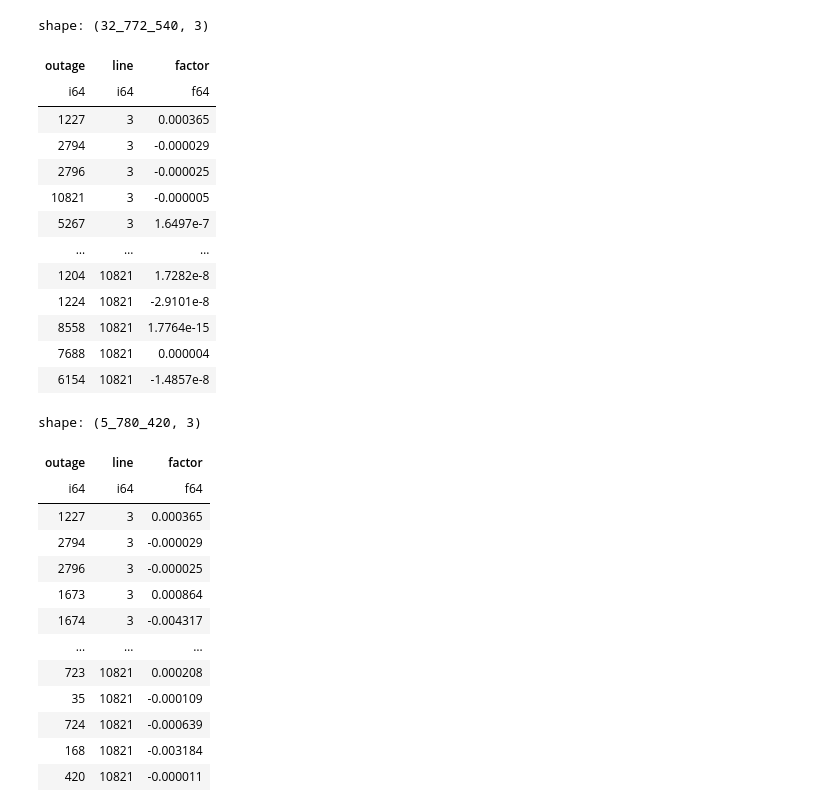
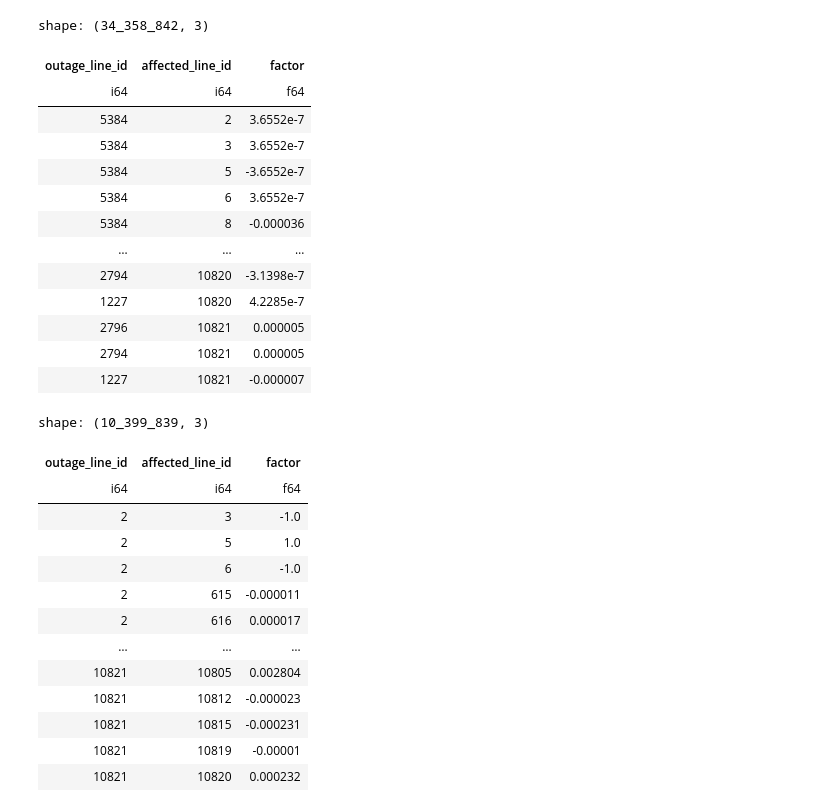
Before and after one commit to Bravos-Power/pyoframe, a Jupyter notebook: benchmarks/src/energy_planning/scripts/compute_branch_outage_dist_facts.ipynb, the cells around one changed output. Drawn from its saved outputs; the diff is of its cells as text; code cells hidden in the pictures.

```diff
--- a/benchmarks/src/energy_planning/scripts/compute_branch_outage_dist_facts.ipynb
+++ b/benchmarks/src/energy_planning/scripts/compute_branch_outage_dist_facts.ipynb
@@ -32,0 +34,4 @@ shape: (6_177, 3)
+# %%
+# Step 1: Remove leaf lines because we can't have be a contingency
+lines = lines.filter(~pl.col("is_leaf")).drop("is_leaf")
+lines
@@ -33,17 +53,18 @@ shape: (6_177, 3)
 # %%
+# Step 2: Compute the difference in PTDF for every from and to bus.
 bptdf = (
-    lines.rename({"line_id": "outage"})
+    lines.rename({"line_id": "outage_line_id"})
     .join(
         ptdf.rename({"injection": "from_bus", "factor": "injection"}),
         on="from_bus",
     )
     .join(
         ptdf.rename({"injection": "to_bus", "factor": "withdrawal"}),
-        on=["to_bus", "line"],
+        on=["to_bus", "line_id"],
     )
     .select(
-        "outage",
-        "line",
+        "outage_line_id",
+        "line_id",
         factor=pl.col("injection") - pl.col("withdrawal"),
     )
 )
@@ -66,5 +87,8 @@ shape: (39_264_791, 3)
 # %%
-diagonal_entries = bptdf.filter(pl.col("outage") == pl.col("line"))
-offdiagonal_entries = bptdf.filter(pl.col("outage") != pl.col("line"))
+# Step 3: Separate diagonal and off-diagonal entries
+diagonal_entries = bptdf.filter(pl.col("outage_line_id") == pl.col("line_id")).drop(
+    "line_id"
+)
+offdiagonal_entries = bptdf.filter(pl.col("outage_line_id") != pl.col("line_id"))
 diagonal_entries
 # %% [output]
@@ -89,48 +114,51 @@ if bridge_lines.height > 0:
         f"Grid is not well connected\n{diagonal_entries.filter(pl.col('factor') >= (1 - DF_CUTOFF))}"
     )
 # %%
+# Step 5: Normalize the factors to account for the flow on the line in outage itself
 bodf = (
     offdiagonal_entries.join(
-        diagonal_entries.select("outage", denominator=1 - pl.col("factor")),
-        on="outage",
+        diagonal_entries.select("outage_line_id", denominator=1 - pl.col("factor")),
+        on="outage_line_id",
     )
     .with_columns(pl.col("factor") / pl.col("denominator"))
     .drop("denominator")
+    .rename({"line_id": "affected_line_id"})
 )
 bodf
 # %% [output]
-shape: (32_772_540, 3)
+shape: (34_358_842, 3)
-| outage | line | factor |
+| outage_line_id | affected_line_id | factor |
 | i64 | i64 | f64 |
-| 1227 | 3 | 0.000365 |
-| 2794 | 3 | -0.000029 |
-| 2796 | 3 | -0.000025 |
-| 10821 | 3 | -0.000005 |
-| 5267 | 3 | 1.6497e-7 |
+| 5384 | 2 | 3.6552e-7 |
+| 5384 | 3 | 3.6552e-7 |
+| 5384 | 5 | -3.6552e-7 |
+| 5384 | 6 | 3.6552e-7 |
+| 5384 | 8 | -0.000036 |
 | … | … | … |
-| 1204 | 10821 | 1.7282e-8 |
-| 1224 | 10821 | -2.9101e-8 |
-| 8558 | 10821 | 1.7764e-15 |
-| 7688 | 10821 | 0.000004 |
-| 6154 | 10821 | -1.4857e-8 |
+| 2794 | 10820 | -3.1398e-7 |
+| 1227 | 10820 | 4.2285e-7 |
+| 2796 | 10821 | 0.000005 |
+| 2794 | 10821 | 0.000005 |
+| 1227 | 10821 | -0.000007 |
 # %%
 # Filter out near zeros
 bodf = bodf.filter(pl.col("factor").abs() > DF_CUTOFF)
+bodf = bodf.sort("outage_line_id", "affected_line_id")
 bodf
 # %% [output]
-shape: (5_780_420, 3)
+shape: (10_399_839, 3)
-| outage | line | factor |
+| outage_line_id | affected_line_id | factor |
 | i64 | i64 | f64 |
-| 1227 | 3 | 0.000365 |
-| 2794 | 3 | -0.000029 |
-| 2796 | 3 | -0.000025 |
-| 1673 | 3 | 0.000864 |
-| 1674 | 3 | -0.004317 |
+| 2 | 3 | -1.0 |
+| 2 | 5 | 1.0 |
+| 2 | 6 | -1.0 |
+| 2 | 615 | -0.000011 |
+| 2 | 616 | 0.000017 |
 | … | … | … |
-| 723 | 10821 | 0.000208 |
-| 35 | 10821 | -0.000109 |
-| 724 | 10821 | -0.000639 |
-| 168 | 10821 | -0.003184 |
-| 420 | 10821 | -0.000011 |
+| 10821 | 10805 | 0.002804 |
+| 10821 | 10812 | -0.000023 |
+| 10821 | 10815 | -0.000231 |
+| 10821 | 10819 | -0.00001 |
+| 10821 | 10820 | 0.000232 |
 # %%
 bodf.write_parquet(snakemake.output[0])
```
Also changed, not shown: parts of 5 cells of this notebook, 3 other files.
